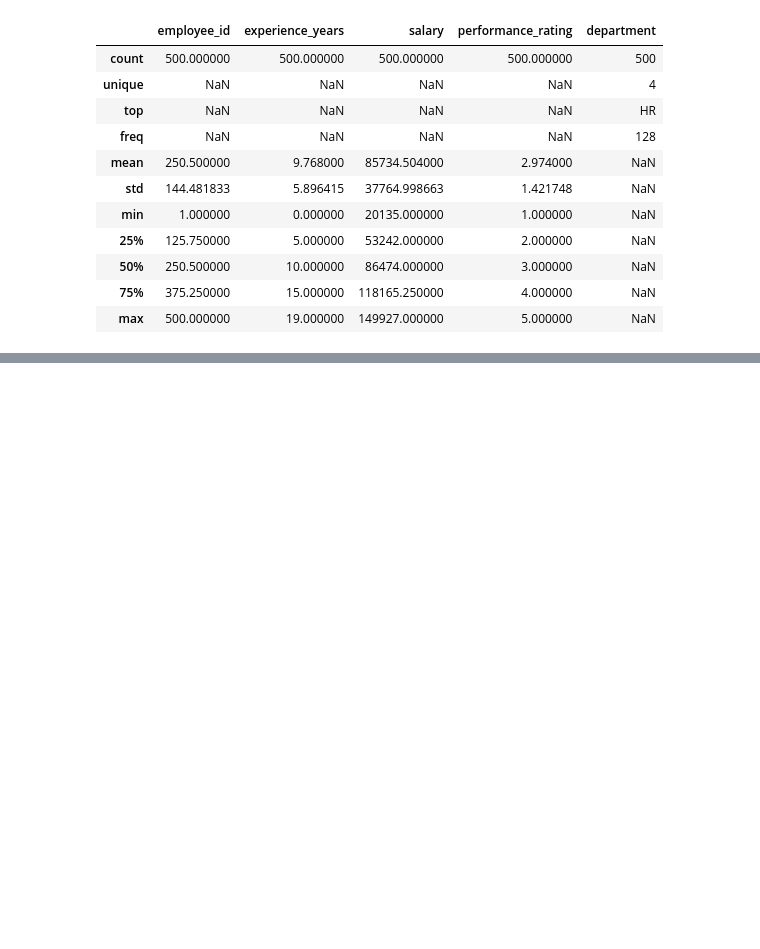
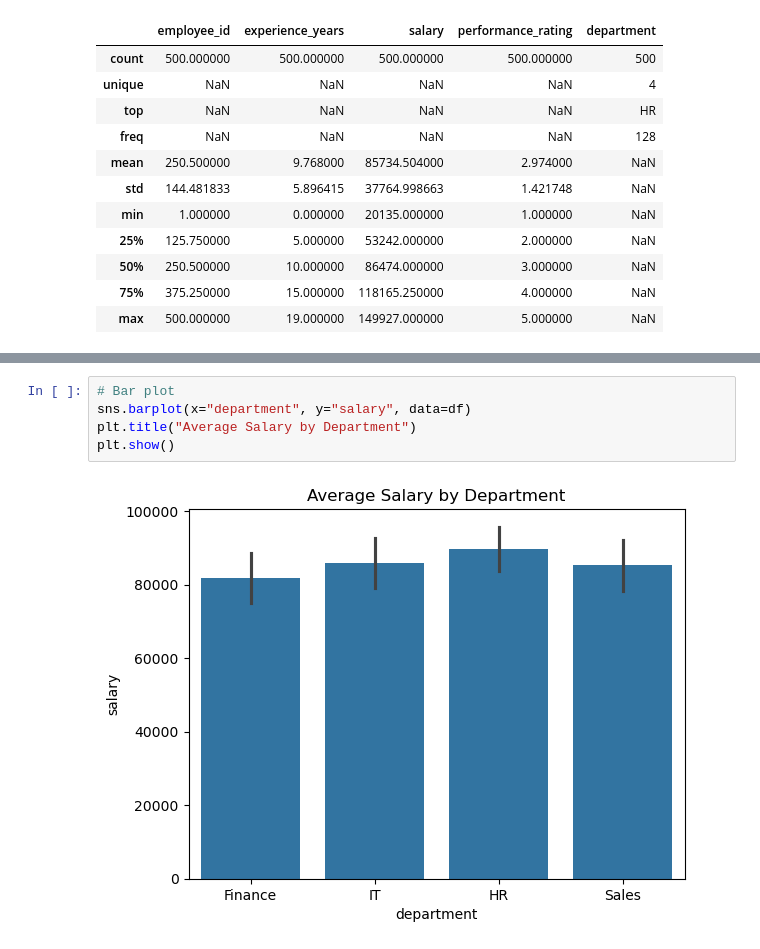
Before and after one commit to SeionixAi/RL-B102-Rejina-K-K, a Jupyter notebook: RL-tasks-1-2-3.ipynb, the cells around one changed output, grey strips where cells are left out. Saved outputs shown, nothing was run; the diff lists cells and outputs as text; blank space fills up the shorter version.

```diff
--- a/RL-tasks-1-2-3.ipynb
+++ b/RL-tasks-1-2-3.ipynb
@@ -1981,0 +2162,7 @@ df.describe(include="all")
+# %%
+# Bar plot
+sns.barplot(x="department", y="salary", data=df)
+plt.title("Average Salary by Department")
+plt.show()
+# %% [output]
+[figure, added]
```
Also changed, not shown: parts of 17 cells of this notebook, 1 other file.
